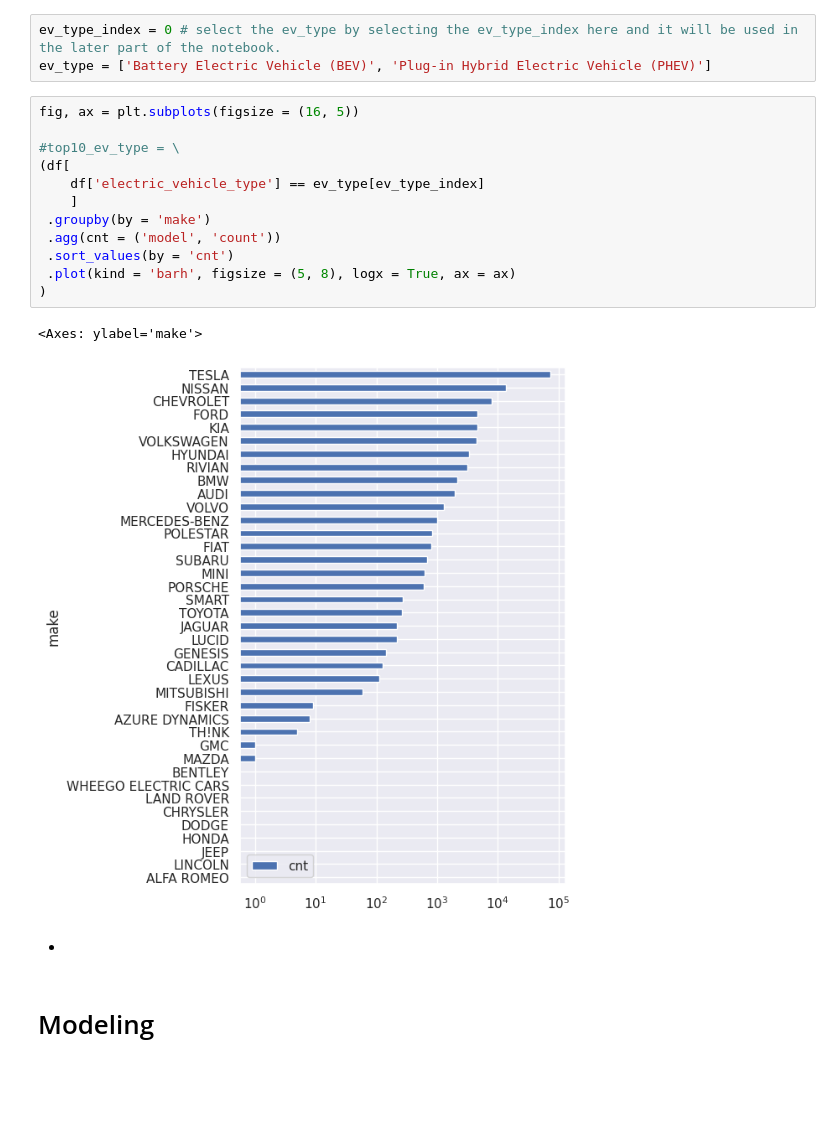
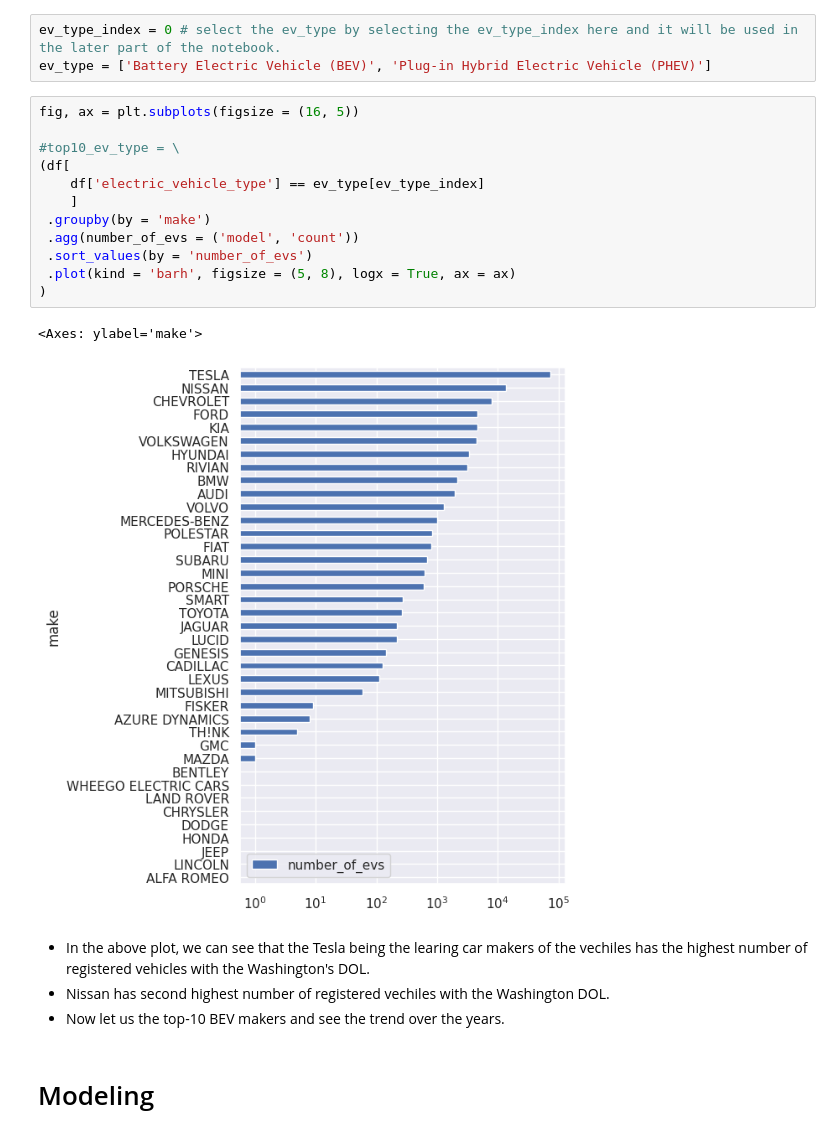
Before and after one commit to Murad1997/DS-Portfolio, a Jupyter notebook: Data_analysis_and_modeling.ipynb, the cells around one changed output. Cells and saved outputs as stored; diff of their text form; blank space fills up the shorter version.

```diff
--- a/Data_analysis_and_modeling.ipynb
+++ b/Data_analysis_and_modeling.ipynb
@@ -247,20 +247,22 @@ ev_type = ['Battery Electric Vehicle (BEV)', 'Plug-in Hybrid Electric Vehicle (P
 # %%
 fig, ax = plt.subplots(figsize = (16, 5))
 
 #top10_ev_type = \
 (df[
     df['electric_vehicle_type'] == ev_type[ev_type_index]
     ]
  .groupby(by = 'make')
- .agg(cnt = ('model', 'count'))
- .sort_values(by = 'cnt')
+ .agg(number_of_evs = ('model', 'count'))
+ .sort_values(by = 'number_of_evs')
  .plot(kind = 'barh', figsize = (5, 8), logx = True, ax = ax)
 )
 # %% [output]
 <Axes: ylabel='make'>
-[figure, old version]
+[figure, new version]
-# %% [markdown]
-  -
+# %% [markdown]
+  - In the above plot, we can see that the Tesla being the learing car makers of the vechiles has the highest number of registered vehicles with the Washington's DOL.
+  - Nissan has second highest number of registered vechiles with the Washington DOL.
+  - Now let us the top-10 BEV makers and see the trend over the years.
 # %% [markdown]
 # Modeling
 # %% [markdown]
```
Also changed, not shown: parts of 3 cells of this notebook.
